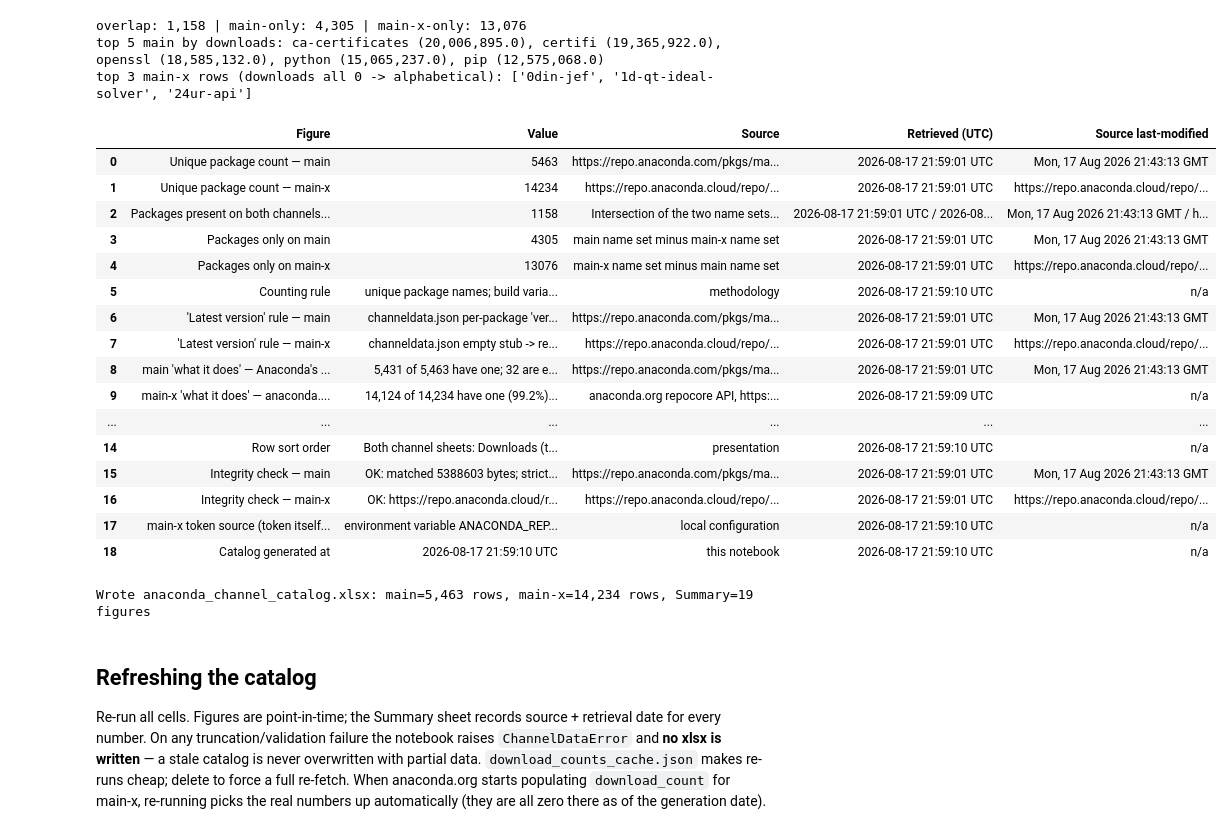
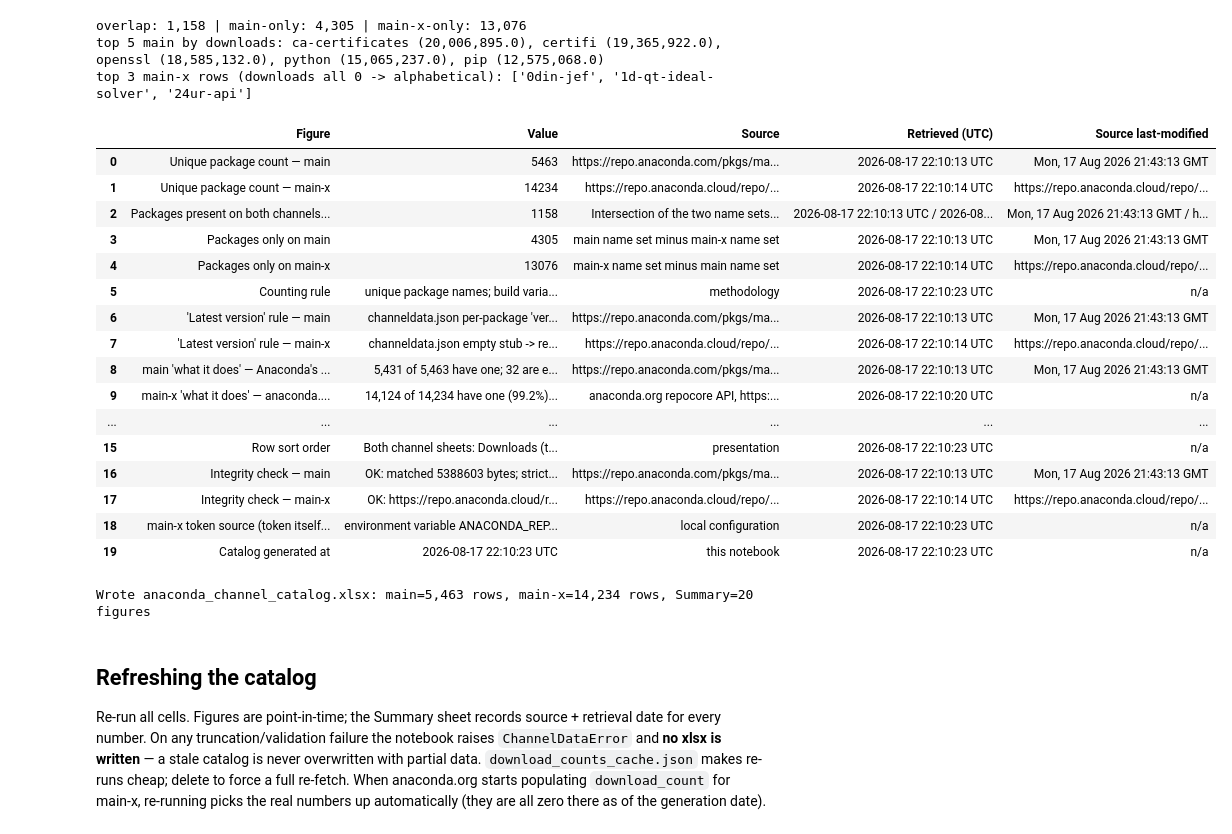
Before and after one commit to anaconda/anaconda-project, a Jupyter notebook: anaconda_channel_catalog.ipynb, the cells around one changed output. Drawn from its saved outputs; the diff is of its cells as text; code cells hidden in the pictures.

```diff
--- a/anaconda_channel_catalog.ipynb
+++ b/anaconda_channel_catalog.ipynb
@@ -54,6 +54,8 @@ BROWSE_URLS = {"main": "anaconda.org/channels/main", "main-x": "anaconda.org/cha
 TOKEN_ENV_VAR = "ANACONDA_REPO_TOKEN"
 OUTPUT_XLSX = "anaconda_channel_catalog.xlsx"
 DOWNLOAD_CACHE_FILE = "download_counts_cache.json"
+PYPI_JSON_URL = "https://pypi.org/pypi/{name}/json"
+PEP503_RE = re.compile(r"[-_.]+")
 DL_WORKERS = 8
 DL_TIMEOUT = 60
 DL_MAX_RETRIES = 5
@@ -494,9 +496,34 @@ for name, it in by_name.items():
     main_x_catalog[name]["downloads_source"] = repocore_prov["source_url"] + "?limit=1000 (paginated)"
     main_x_catalog[name]["downloads_asof"] = repocore_prov["retrieved_utc"]
 
+# --- exception: PyPI fallback for descriptions where anaconda.org publishes none ---
+empty_after_repocore = sorted(n for n, e in main_x_catalog.items() if not e["summary"])
+
+
+def pypi_summary(name):
+    pn = PEP503_RE.sub("-", name).lower()
+    try:
+        data, _ = fetch_json_with_integrity(PYPI_JSON_URL.format(name=pn), f"pypi-fallback/{pn}", timeout=30)
+        return name, str((data.get("info") or {}).get("summary") or "").strip()
+    except ChannelDataError:
+        return name, ""
+
+
+pypi_fallback_stats = {"tried": len(empty_after_repocore), "filled": 0, "retrieved_utc": None}
+if empty_after_repocore:
+    print(f"anaconda.org publishes no description for {len(empty_after_repocore):,} main-x packages — PyPI exception fallback:")
+    with ThreadPoolExecutor(max_workers=4) as pool:
+        for name, summary in pool.map(pypi_summary, empty_after_repocore):
+            if summary:
+                main_x_catalog[name]["summary"] = summary
+                pypi_fallback_stats["filled"] += 1
+    pypi_fallback_stats["retrieved_utc"] = now_utc()
+    print(f"  PyPI filled {pypi_fallback_stats['filled']:,} of {pypi_fallback_stats['tried']:,}")
+
 mx_dl_all_zero = all((e["downloads_total"] or 0) == 0 for e in main_x_catalog.values())
-main_x_prov["packages_lacking_summary"] = len(main_x_catalog) - mx_summary_coverage
-print(f"main-x summaries from anaconda.org repocore: {mx_summary_coverage:,} of {len(main_x_catalog):,} ({100*mx_summary_coverage/len(main_x_catalog):.1f}%)")
+main_x_prov["packages_lacking_summary"] = sum(1 for e in main_x_catalog.values() if not e["summary"])
+print(f"main-x summaries: {mx_summary_coverage:,} from anaconda.org repocore + {pypi_fallback_stats['filled']:,} via PyPI exception; "
+      f"still empty: {main_x_prov['packages_lacking_summary']}")
 print(f"main-x download_count on anaconda.org repocore: {'ALL ZERO — telemetry not populated for this channel yet' if mx_dl_all_zero else 'populated'}")
 # %% [output]
   repocore/main-x: 1,000/14,234
@@ -631,8 +660,14 @@ summary_rows = [
            main_prov["source_url"], main_prov["retrieved_utc"], main_prov["http_last_modified"]),
     figure("main-x 'what it does' — anaconda.org repocore summaries",
            f"{mx_summary_coverage:,} of {len(main_x_names):,} have one ({100*mx_summary_coverage/len(main_x_names):.1f}%), "
-           "exact-name match to catalog, no fuzzy matching; empty = anaconda.org publishes none",
+           "exact-name match to catalog, no fuzzy matching",
            repocore_source, repocore_prov["retrieved_utc"], "n/a"),
+    figure("main-x 'what it does' — PyPI fallback (exception only)",
+           f"{pypi_fallback_stats['filled']:,} of {pypi_fallback_stats['tried']:,} blanks filled; "
+           f"{main_x_prov['packages_lacking_summary']} remain empty (neither anaconda.org nor PyPI publishes one). "
+           "Used ONLY where anaconda.org publishes nothing; PEP 503 exact-name match; main-x is a pypi_* repack so it's the same upstream project.",
+           "PyPI JSON API, https://pypi.org/pypi/<name>/json",
+           pypi_fallback_stats["retrieved_utc"] or "not run", "n/a"),
     figure("Downloads — aggregation rule",
            f"anaconda.org package-level '{DOWNLOAD_FIELD}' field: server-side aggregate across all files, all versions, all platforms "
            "(field chosen by live probe; per-file sums drift slightly from this counter)",
@@ -648,49 +683,49 @@ summary_rows = [
             "Telemetry is not populated for this channel yet — do not read zeros as zero usage. "
             "When .org starts reporting real numbers, re-running this notebook picks them up automatically."
             if mx_dl_all_zero else
             "download_count populated on anaconda.org repocore"),
            repocore_source, repocore_prov["retrieved_utc"], "n/a"),
     figure("main-x on anaconda.org — channel page exists",
            f"anaconda.org/channels/main-x browsable; repocore channel object advertises artifact_count = {MX_ARTIFACT_COUNT_ADVERTISED:,} "
            f"(matches this catalog's {len(main_x_names):,}), privacy = '{mx_channel.get('privacy')}'. "
            f"Channel description per .org: {str(mx_channel.get('description'))[:200]}",
            repocore_source, repocore_prov["retrieved_utc"], "n/a"),
     figure("Row sort order",
            "Both channel sheets: Downloads (total) desc, unknowns last, alphabetical within ties. main-x is "
            "all-zero on anaconda.org today, so its effective order is alphabetical. Autofilter on every sheet.",
            "presentation", now_utc(), "n/a"),
     figure("Integrity check — main", f"OK: {main_prov['content_length_check']}; strict JSON parse; "
            f"{main_prov['bytes_received']:,} bytes; {main_prov['channeldata_package_count']:,} packages; floor passed",
            main_prov["source_url"], main_prov["retrieved_utc"], main_prov["http_last_modified"]),
     figure("Integrity check — main-x", f"OK: {main_x_prov['content_length_check']}; strict JSON parse; "
            f"{main_x_prov['bytes_received']:,} bytes; floor passed"
            + (f"; {main_x_prov['raw_artifact_records']:,} raw artifact records collapsed" if main_x_prov.get("raw_artifact_records") else "")
            + f"; repocore pagination cross-checked ({repocore_prov['items']:,} items == total_count)",
            main_x_prov["source_url"], main_x_prov["retrieved_utc"], main_x_prov["http_last_modified"]),
     figure("main-x token source (token itself never stored)", token_origin,
            "local configuration", now_utc(), "n/a"),
     figure("Catalog generated at", now_utc(), "this notebook", now_utc(), "n/a"),
 ]
 df_summary = pd.DataFrame(summary_rows)
 df_summary
 # %% [output]
 |  | Figure | Value | Source | Retrieved (UTC) | Source last-modified |
-| 0 | Unique package count — main | 5463 | https://repo.anaconda.com/pkgs/ma... | 2026-08-17 21:59:01 UTC | Mon, 17 Aug 2026 21:43:13 GMT |
-| 1 | Unique package count — main-x | 14234 | https://repo.anaconda.cloud/repo/... | 2026-08-17 21:59:01 UTC | https://repo.anaconda.cloud/repo/... |
-| 2 | Packages present on both channels... | 1158 | Intersection of the two name sets... | 2026-08-17 21:59:01 UTC / 2026-08... | Mon, 17 Aug 2026 21:43:13 GMT / h... |
-| 3 | Packages only on main | 4305 | main name set minus main-x name set | 2026-08-17 21:59:01 UTC | Mon, 17 Aug 2026 21:43:13 GMT |
-| 4 | Packages only on main-x | 13076 | main-x name set minus main name set | 2026-08-17 21:59:01 UTC | https://repo.anaconda.cloud/repo/... |
-| 5 | Counting rule | unique package names; build varia... | methodology | 2026-08-17 21:59:10 UTC | n/a |
-| 6 | 'Latest version' rule — main | channeldata.json per-package 'ver... | https://repo.anaconda.com/pkgs/ma... | 2026-08-17 21:59:01 UTC | Mon, 17 Aug 2026 21:43:13 GMT |
-| 7 | 'Latest version' rule — main-x | channeldata.json empty stub -> re... | https://repo.anaconda.cloud/repo/... | 2026-08-17 21:59:01 UTC | https://repo.anaconda.cloud/repo/... |
-| 8 | main 'what it does' — Anaconda's ... | 5,431 of 5,463 have one; 32 are e... | https://repo.anaconda.com/pkgs/ma... | 2026-08-17 21:59:01 UTC | Mon, 17 Aug 2026 21:43:13 GMT |
-| 9 | main-x 'what it does' — anaconda.... | 14,124 of 14,234 have one (99.2%)... | anaconda.org repocore API, https:... | 2026-08-17 21:59:09 UTC | n/a |
+| 0 | Unique package count — main | 5463 | https://repo.anaconda.com/pkgs/ma... | 2026-08-17 22:10:13 UTC | Mon, 17 Aug 2026 21:43:13 GMT |
+| 1 | Unique package count — main-x | 14234 | https://repo.anaconda.cloud/repo/... | 2026-08-17 22:10:14 UTC | https://repo.anaconda.cloud/repo/... |
+| 2 | Packages present on both channels... | 1158 | Intersection of the two name sets... | 2026-08-17 22:10:13 UTC / 2026-08... | Mon, 17 Aug 2026 21:43:13 GMT / h... |
+| 3 | Packages only on main | 4305 | main name set minus main-x name set | 2026-08-17 22:10:13 UTC | Mon, 17 Aug 2026 21:43:13 GMT |
+| 4 | Packages only on main-x | 13076 | main-x name set minus main name set | 2026-08-17 22:10:14 UTC | https://repo.anaconda.cloud/repo/... |
+| 5 | Counting rule | unique package names; build varia... | methodology | 2026-08-17 22:10:23 UTC | n/a |
+| 6 | 'Latest version' rule — main | channeldata.json per-package 'ver... | https://repo.anaconda.com/pkgs/ma... | 2026-08-17 22:10:13 UTC | Mon, 17 Aug 2026 21:43:13 GMT |
+| 7 | 'Latest version' rule — main-x | channeldata.json empty stub -> re... | https://repo.anaconda.cloud/repo/... | 2026-08-17 22:10:14 UTC | https://repo.anaconda.cloud/repo/... |
+| 8 | main 'what it does' — Anaconda's ... | 5,431 of 5,463 have one; 32 are e... | https://repo.anaconda.com/pkgs/ma... | 2026-08-17 22:10:13 UTC | Mon, 17 Aug 2026 21:43:13 GMT |
+| 9 | main-x 'what it does' — anaconda.... | 14,124 of 14,234 have one (99.2%)... | anaconda.org repocore API, https:... | 2026-08-17 22:10:20 UTC | n/a |
 | ... | ... | ... | ... | ... | ... |
-| 14 | Row sort order | Both channel sheets: Downloads (t... | presentation | 2026-08-17 21:59:10 UTC | n/a |
-| 15 | Integrity check — main | OK: matched 5388603 bytes; strict... | https://repo.anaconda.com/pkgs/ma... | 2026-08-17 21:59:01 UTC | Mon, 17 Aug 2026 21:43:13 GMT |
-| 16 | Integrity check — main-x | OK: https://repo.anaconda.cloud/r... | https://repo.anaconda.cloud/repo/... | 2026-08-17 21:59:01 UTC | https://repo.anaconda.cloud/repo/... |
-| 17 | main-x token source (token itself... | environment variable ANACONDA_REP... | local configuration | 2026-08-17 21:59:10 UTC | n/a |
-| 18 | Catalog generated at | 2026-08-17 21:59:10 UTC | this notebook | 2026-08-17 21:59:10 UTC | n/a |
+| 15 | Row sort order | Both channel sheets: Downloads (t... | presentation | 2026-08-17 22:10:23 UTC | n/a |
+| 16 | Integrity check — main | OK: matched 5388603 bytes; strict... | https://repo.anaconda.com/pkgs/ma... | 2026-08-17 22:10:13 UTC | Mon, 17 Aug 2026 21:43:13 GMT |
+| 17 | Integrity check — main-x | OK: https://repo.anaconda.cloud/r... | https://repo.anaconda.cloud/repo/... | 2026-08-17 22:10:14 UTC | https://repo.anaconda.cloud/repo/... |
+| 18 | main-x token source (token itself... | environment variable ANACONDA_REP... | local configuration | 2026-08-17 22:10:23 UTC | n/a |
+| 19 | Catalog generated at | 2026-08-17 22:10:23 UTC | this notebook | 2026-08-17 22:10:23 UTC | n/a |
 # %%
 # Everything above must succeed before any file is written; write atomically.
 # Row 1 = channel header line (count + generation date + browse URL); row 2 = column headers; autofilter from row 2.
@@ -724,7 +759,7 @@ with pd.ExcelWriter(tmp, engine="openpyxl") as writer:
 os.replace(tmp, OUTPUT_XLSX)
 print(f"Wrote {OUTPUT_XLSX}: main={len(df_main):,} rows, main-x={len(df_main_x):,} rows, Summary={len(df_summary)} figures")
 # %% [output]
-Wrote anaconda_channel_catalog.xlsx: main=5,463 rows, main-x=14,234 rows, Summary=19 figures
+Wrote anaconda_channel_catalog.xlsx: main=5,463 rows, main-x=14,234 rows, Summary=20 figures
 # %% [markdown]
 ## Refreshing the catalog
 
```
Also changed, not shown: parts of 4 cells of this notebook, 3 other files.
